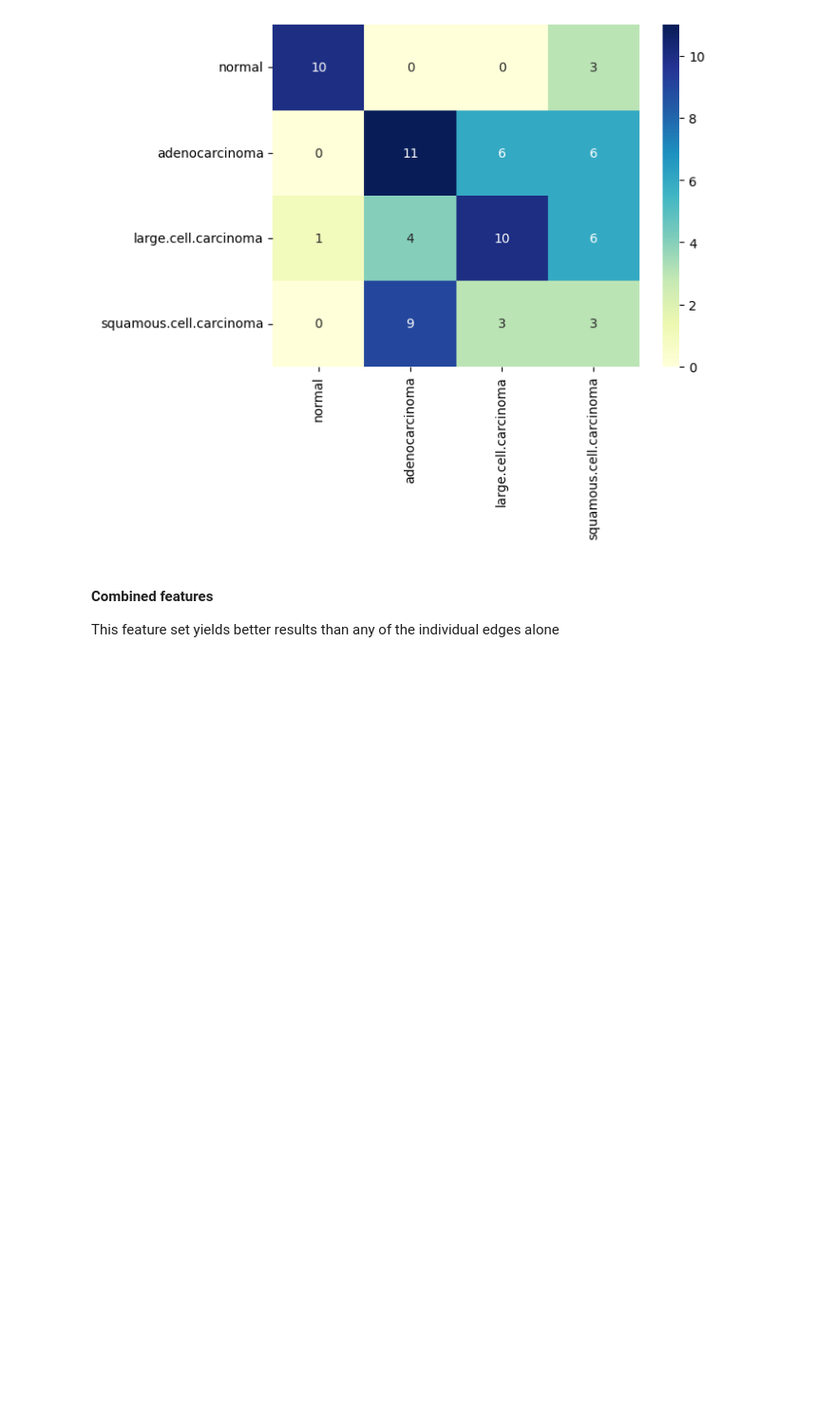
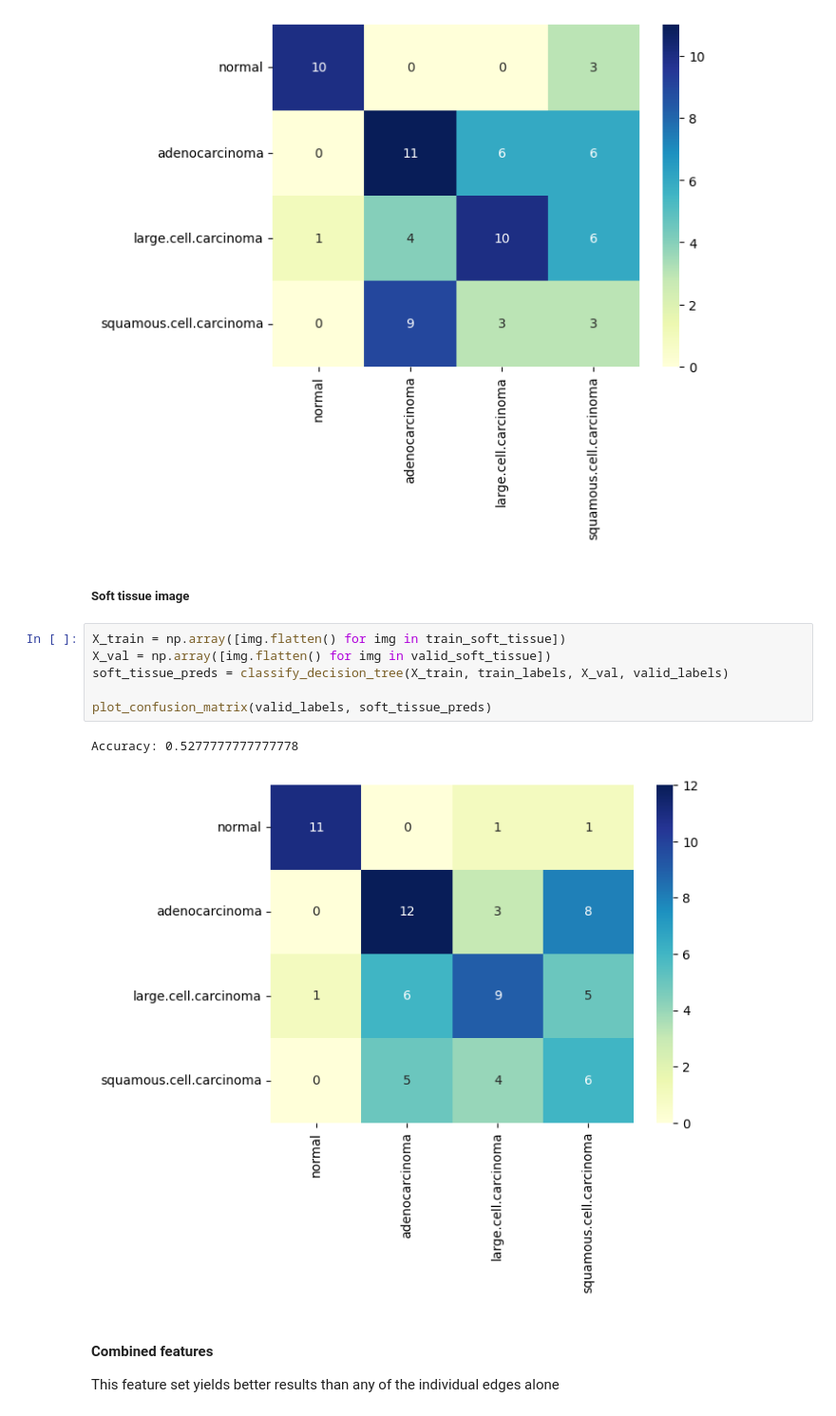
Before and after one commit to zacharyzimm/mids-281-final-project, a Jupyter notebook: DecisionTree.ipynb, the cells around one changed output. Shown at 95% size. Saved outputs shown, nothing was run; the diff lists cells and outputs as text; blank space fills up the shorter version.

```diff
--- a/DecisionTree.ipynb
+++ b/DecisionTree.ipynb
@@ -99,6 +101,17 @@ plot_confusion_matrix(valid_labels, thresh_preds)
 # %% [output]
 Accuracy: 0.4722222222222222
 [figure]
+# %% [markdown]
+##### Soft tissue image
+# %%
+X_train = np.array([img.flatten() for img in train_soft_tissue])
+X_val = np.array([img.flatten() for img in valid_soft_tissue])
+soft_tissue_preds = classify_decision_tree(X_train, train_labels, X_val, valid_labels)
+
+plot_confusion_matrix(valid_labels, soft_tissue_preds)
+# %% [output]
+Accuracy: 0.5277777777777778
+[figure, added]
 # %% [markdown]
 #### **Combined features**
 This feature set yields better results than any of the individual edges alone
```
Also changed, not shown: parts of 6 cells of this notebook, 2 other files.
